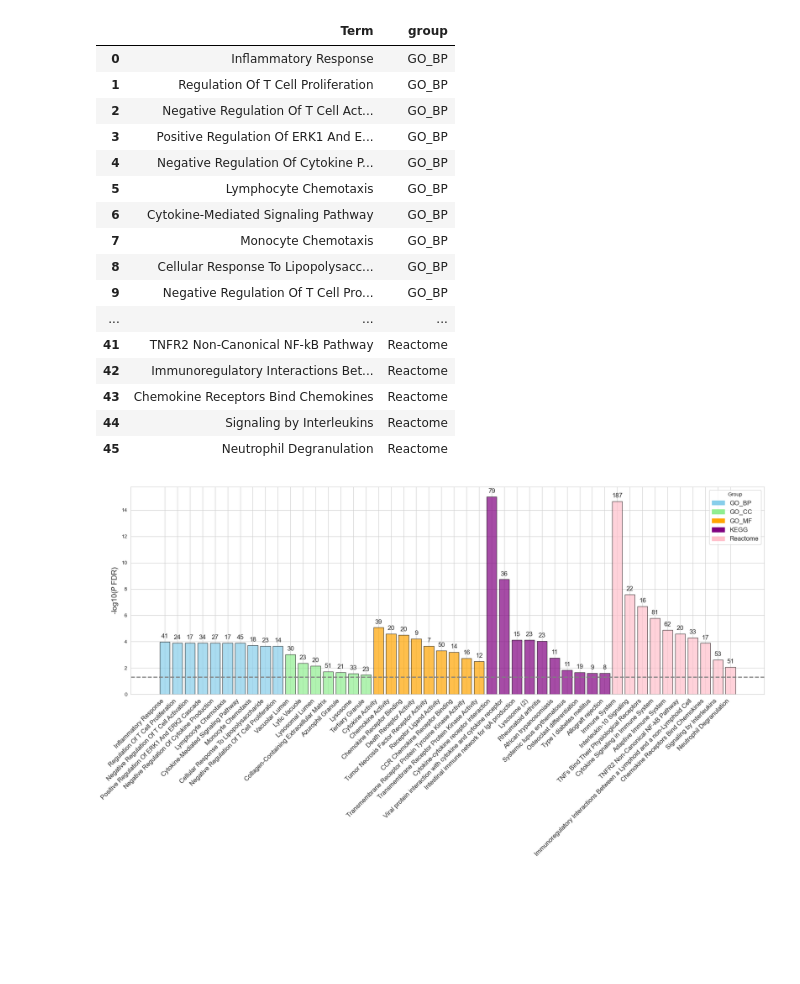
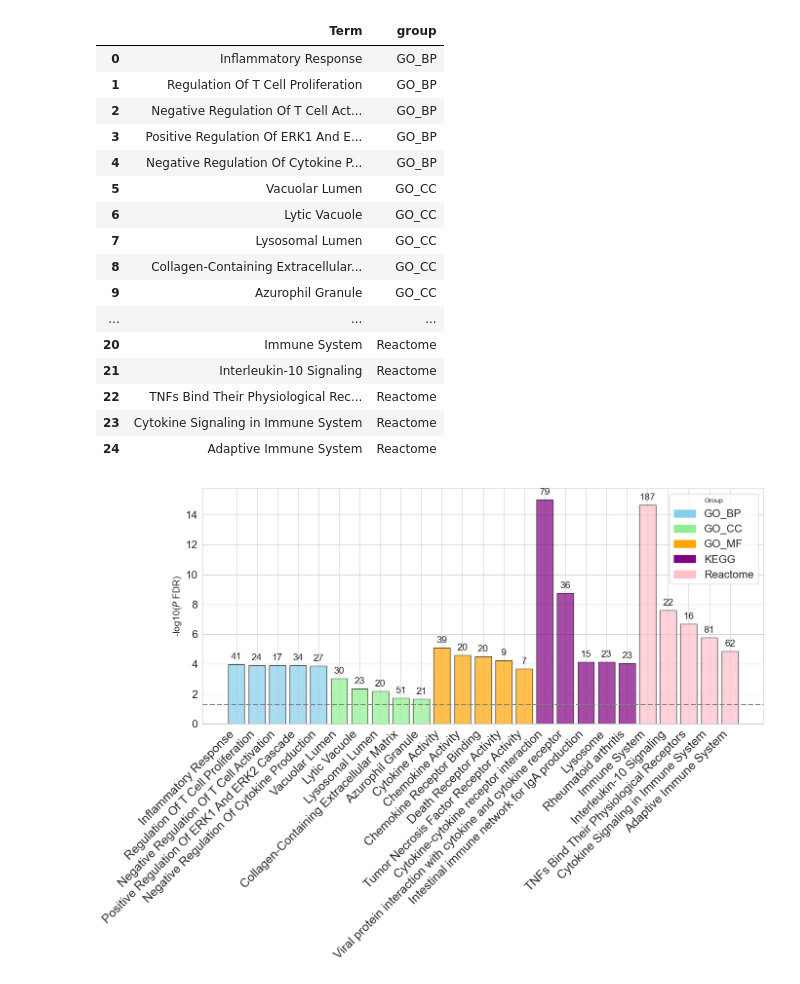
Before and after one commit to Jacob-X/SLE_Protein, a Jupyter notebook: 3.immune_enrichr/1.sle_figs.ipynb, the cells around one changed output. Cells and saved outputs as stored; diff of their text form; code cells hidden in the pictures; blank space fills up the shorter version.

```diff
--- a/3.immune_enrichr/1.sle_figs.ipynb
+++ b/3.immune_enrichr/1.sle_figs.ipynb
@@ -15,13 +15,16 @@ go_mf = pd.read_csv(f"{path}/GO_Molecular_Function_2023_table.txt", sep="\t")
 kegg = pd.read_csv(f"{path}/KEGG_2021_Human_table.txt", sep="\t")
 reactome = pd.read_csv(f"{path}/Reactome_Pathways_2024_table.txt", sep="\t")
 # %%
+
 def clean_enrichr_data(df):
-    df['Significant'] = df['Adjusted P-value'] < 0.05
-    df = df[df['Significant']]
-    df['Observed Proteins'] = df['Overlap'].str.split('/').str[0].astype(int)
+    df['Significant'] = df['Adjusted P-value'] < 0.05  # 判断显著性
+    df = df[df['Significant']]  # 仅保留显著性结果
+    df['Observed Proteins'] = df['Overlap'].str.split('/').str[0].astype(int)  # 提取观察到的蛋白质数量
     df["Term"] = df["Term"].apply(lambda x: re.sub(r'\s*\(.*?\)', '', x))
-    df = df.sort_values('Adjusted P-value').head(10)
+    # df = df.sort_values('Adjusted P-value').head(10)
+    df = df.sort_values('Adjusted P-value').head(5)
     df['Term'] = pd.Categorical(df['Term'], categories=df['Term'], ordered=True)
+
     return df
 # %%
 go_bp = clean_enrichr_data(go_bp)
@@ -83,17 +71,17 @@ explain_df
 | 2 | Negative Regulation Of T Cell Act... | GO_BP |
 | 3 | Positive Regulation Of ERK1 And E... | GO_BP |
 | 4 | Negative Regulation Of Cytokine P... | GO_BP |
-| 5 | Lymphocyte Chemotaxis | GO_BP |
-| 6 | Cytokine-Mediated Signaling Pathway | GO_BP |
-| 7 | Monocyte Chemotaxis | GO_BP |
-| 8 | Cellular Response To Lipopolysacc... | GO_BP |
-| 9 | Negative Regulation Of T Cell Pro... | GO_BP |
+| 5 | Vacuolar Lumen | GO_CC |
+| 6 | Lytic Vacuole | GO_CC |
+| 7 | Lysosomal Lumen | GO_CC |
+| 8 | Collagen-Containing Extracellular... | GO_CC |
+| 9 | Azurophil Granule | GO_CC |
 | ... | ... | ... |
-| 41 | TNFR2 Non-Canonical NF-kB Pathway | Reactome |
-| 42 | Immunoregulatory Interactions Bet... | Reactome |
-| 43 | Chemokine Receptors Bind Chemokines | Reactome |
-| 44 | Signaling by Interleukins | Reactome |
-| 45 | Neutrophil Degranulation | Reactome |
+| 20 | Immune System | Reactome |
+| 21 | Interleukin-10 Signaling | Reactome |
+| 22 | TNFs Bind Their Physiological Rec... | Reactome |
+| 23 | Cytokine Signaling in Immune System | Reactome |
+| 24 | Adaptive Immune System | Reactome |
 # %%
 import matplotlib.pyplot as plt
 
@@ -109,8 +97,10 @@ def resolve_duplicates(terms):
             unique_terms.append(term)
     return unique_terms
 
+# 修改 combined_df 的 Term 列，避免重名
 combined_df['Unique_Term'] = resolve_duplicates(combined_df['Term'])
 
+# 颜色映射（为每个组定义颜色）
 group_colors = {
     'GO_BP': 'skyblue',
     'GO_CC': 'lightgreen',
@@ -119,51 +109,65 @@ group_colors = {
     'Reactome': 'pink'
 }
 
+# 获取颜色列表
 bar_colors = combined_df['group'].map(group_colors)
 
-plt.figure(figsize=(18, 10))
+# 绘制柱状图
+plt.figure(figsize=(14, 10))  # 增加图的宽高，避免拥挤
 bars = plt.bar(
-    combined_df['Unique_Term'],
+    combined_df['Unique_Term'],  # 使用去重后的 Term
     combined_df['-log10(Adjusted P-value)'],
     color=bar_colors,
     edgecolor='black',
     alpha=0.7
 )
 
+# 添加每个条的观察到蛋白质数量
 for bar, proteins in zip(bars, combined_df['Observed Proteins']):
     bar_height = bar.get_height()
     plt.text(
         bar.get_x() + bar.get_width() / 2,
-        bar_height + 0.2,
+        bar_height + 0.2,  # 更高于柱条顶部，避免重叠
         str(proteins),
         ha='center',
         va='bottom',
-        fontsize=12,
+        fontsize=14,  # 减小字体大小以避免挤占空间
     )
 
+# 添加显著性虚线
+# 设定阈值为 -log10(0.05) ≈ 1.3，这表示 P-value < 0.05
 significance_threshold = 1.3
 plt.axhline(y=significance_threshold, color='grey', linestyle='--', linewidth=2)
 
+# 添加图例
 handles = [plt.Rectangle((0, 0), 1, 1, color=color) for color in group_colors.values()]
 labels = group_colors.keys()
-plt.legend(handles, labels, title='Group', loc='upper right', fontsize=12)
+plt.legend(handles, labels, title='Group', loc='upper right', fontsize=16)
 
+# 调整 X 轴标签
 plt.xticks(
-    ticks=range(len(combined_df['Unique_Term'])),
+    ticks=range(len(combined_df['Unique_Term'])),  # 保证每个Term有一个刻度
     labels=combined_df['Unique_Term'],
-    rotation=45,
+    rotation=45,  # 旋转以适应空间
     ha='right',
-    fontsize=12
+    fontsize=18
 )
 
+plt.yticks(fontsize=16)
+
+# 图形美化
 plt.ylabel(r'-log10($\it{P}$ FDR)', fontsize=14)
+# plt.xlabel('GO Term', fontsize=14)
+# plt.title('Top Significant GO Terms by -log10(Adjusted P-value)', fontsize=16)
 
-plt.tight_layout()
+# 调整布局
+plt.tight_layout()  # 自动调整布局以减少重叠
 
+# 保存图形
 plt.savefig(
     '/Volumes/data_files/UKB_data/immune_result/cox2/Enrichr/SLE/enrichr.pdf',
     format='pdf',
     bbox_inches='tight'
 )
 # %% [output]
-[figure, old version]
+[figure, new version]
```
Also changed, not shown: parts of 1 cell of this notebook, 4 other files.
